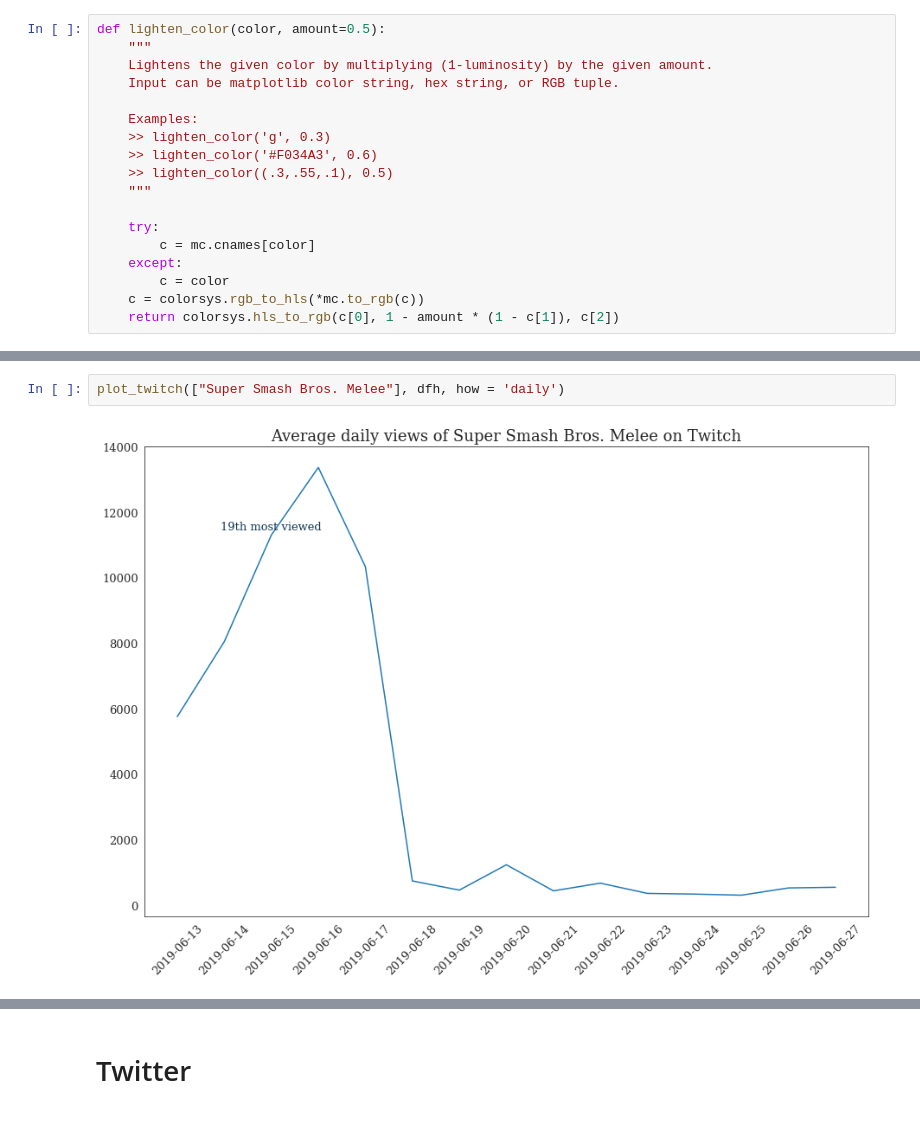
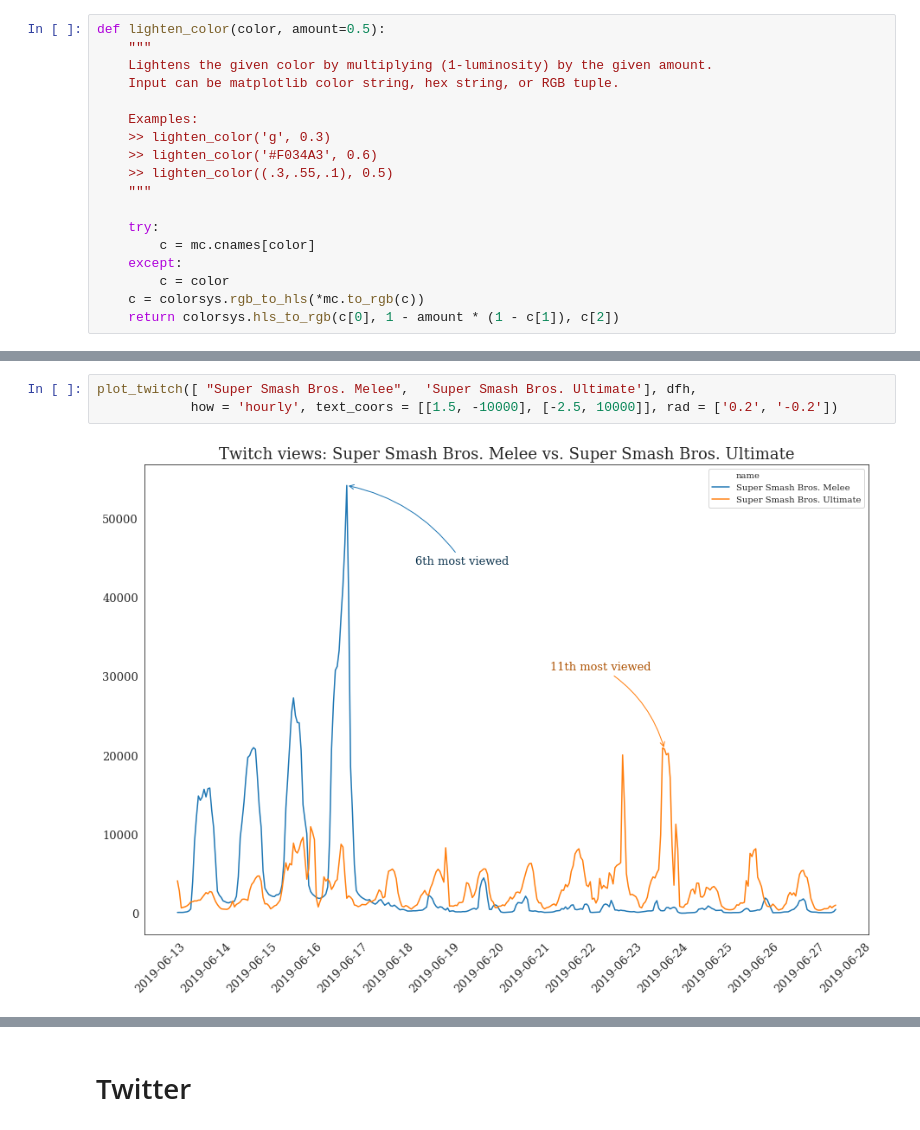
Before and after one commit to hechmik/videogames_buzz, a Jupyter notebook: notebooks/data_visualization.ipynb, the cells around one changed output, grey strips where cells are left out. Cells and saved outputs as stored; diff of their text form.

```diff
--- a/notebooks/data_visualization.ipynb
+++ b/notebooks/data_visualization.ipynb
@@ -225,4 +261,5 @@ def plot_twitch(gns, df, how = 'hourly'):
-# %%
-plot_twitch(["Super Smash Bros. Melee"], dfh, how = 'daily')
-# %% [output]
-[figure, removed]
+# %%
+plot_twitch([ "Super Smash Bros. Melee",  'Super Smash Bros. Ultimate'], dfh,
+            how = 'hourly', text_coors = [[1.5, -10000], [-2.5, 10000]], rad = ['0.2', '-0.2'])
+# %% [output]
+[figure, added]
```
Also changed, not shown: parts of 7 cells of this notebook.
